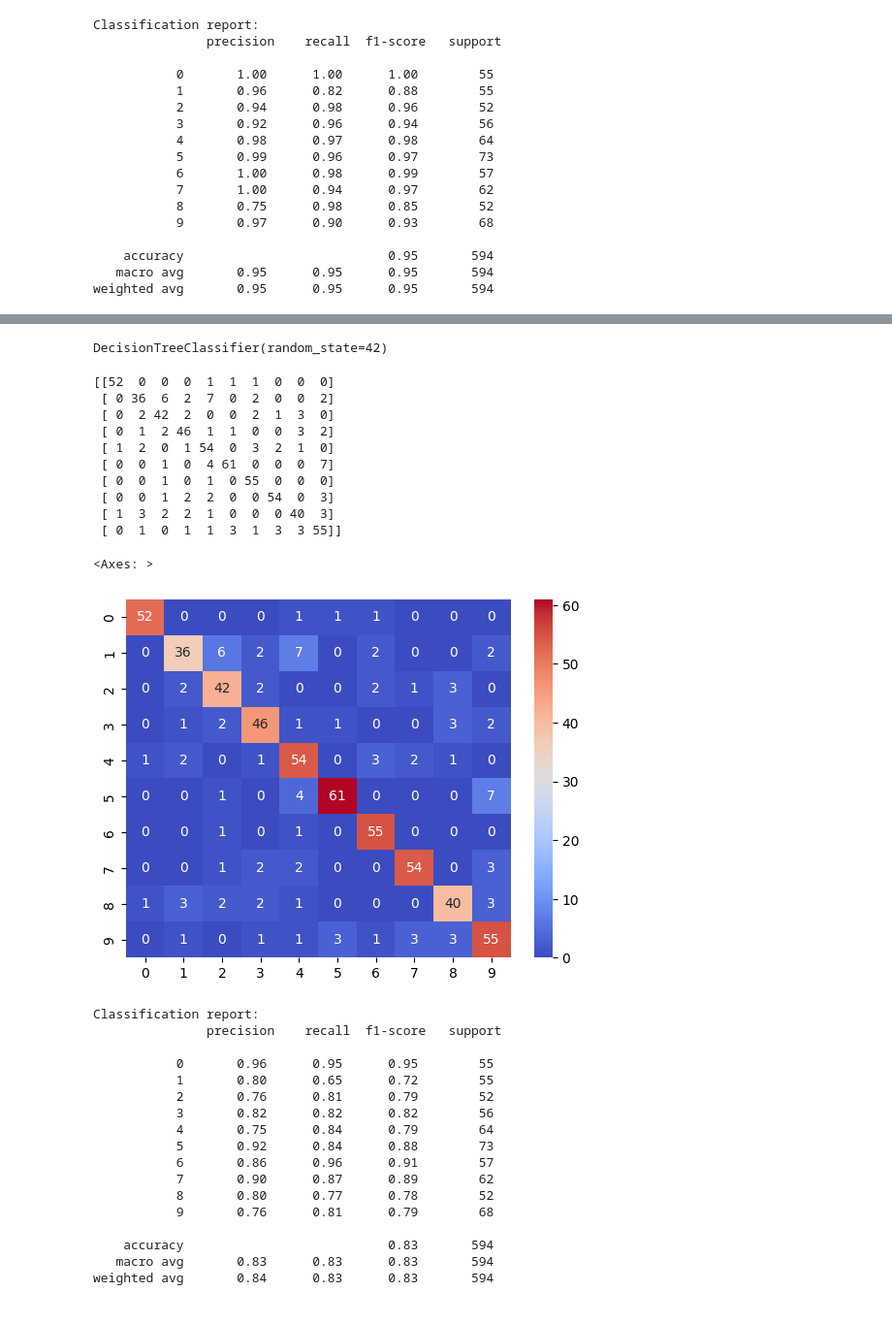
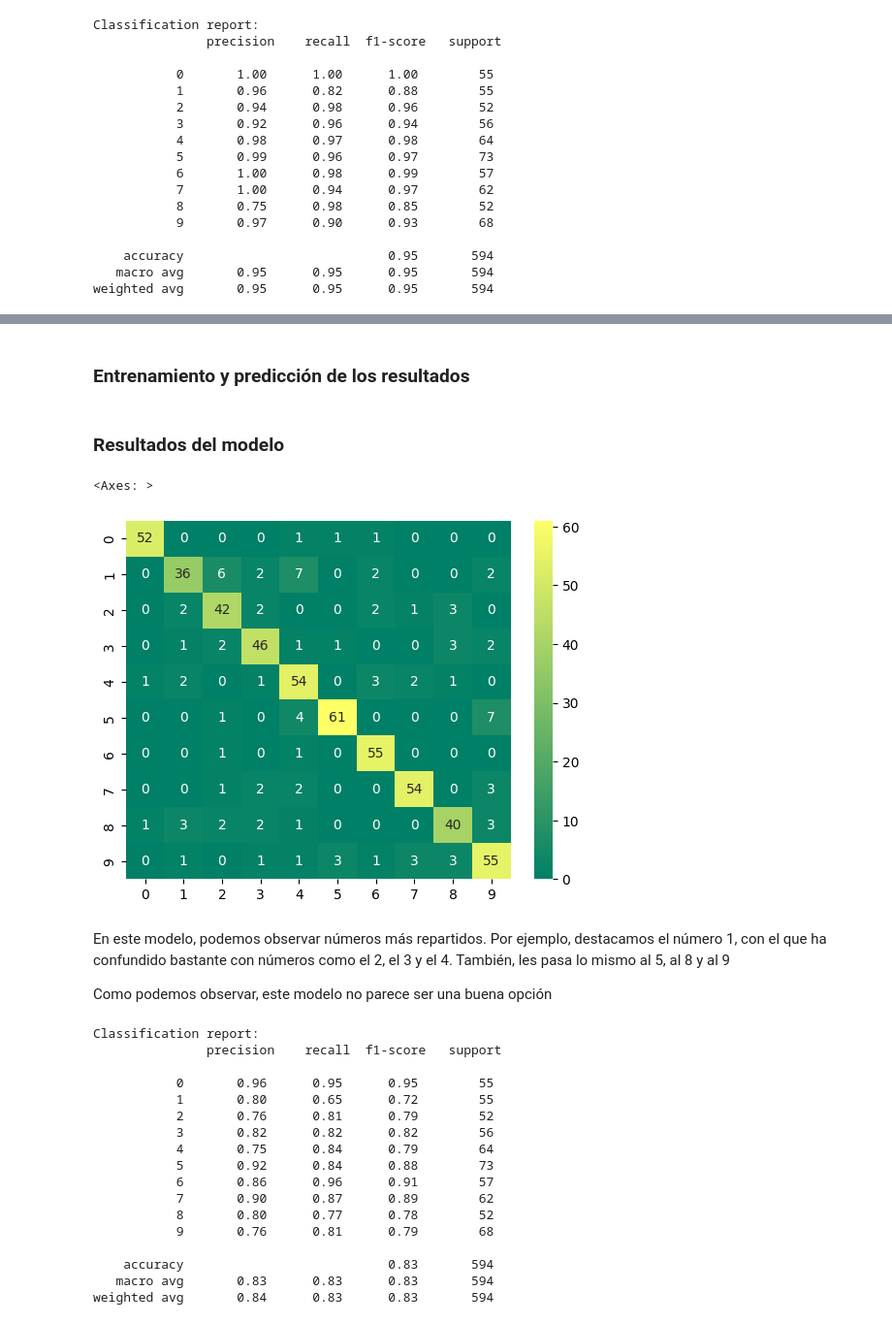
Before and after one commit to alberba/ia_2023, a Jupyter notebook: practica2/practica2.ipynb, the cells around one changed output, grey strips where cells are left out. Shown at 97% size. Cells and saved outputs as stored; diff of their text form; code cells hidden in the pictures.

```diff
--- a/practica2/practica2.ipynb
+++ b/practica2/practica2.ipynb
@@ -110,7 +110,8 @@ weighted avg       0.95      0.95      0.95       594
 from sklearn.tree import DecisionTreeClassifier
 # %%
 model_decisionTree = DecisionTreeClassifier(random_state=42)
+# %% [markdown]
+### Entrenamiento y predicción de los resultados
 # %%
 model_decisionTree.fit(X_train, Y_train)
+decisionTree_ypred = model_decisionTree.predict(x_test)
-# %% [output]
-DecisionTreeClassifier(random_state=42)
@@ -119,21 +118,14 @@ decisionTree_ypred = model_decisionTree.predict(x_test)
+# %% [markdown]
+### Resultados del modelo
 # %%
-print(confusion_matrix(y_test, decisionTree_ypred))
+sns.heatmap(confusion_matrix(y_test, decisionTree_ypred), annot=True, cmap="summer")
 # %% [output]
-[[52  0  0  0  1  1  1  0  0  0]
- [ 0 36  6  2  7  0  2  0  0  2]
- [ 0  2 42  2  0  0  2  1  3  0]
- [ 0  1  2 46  1  1  0  0  3  2]
- [ 1  2  0  1 54  0  3  2  1  0]
- [ 0  0  1  0  4 61  0  0  0  7]
- [ 0  0  1  0  1  0 55  0  0  0]
- [ 0  0  1  2  2  0  0 54  0  3]
- [ 1  3  2  2  1  0  0  0 40  3]
- [ 0  1  0  1  1  3  1  3  3 55]]
+<Axes: >
+[figure, added]
-# %%
-sns.heatmap(confusion_matrix(y_test, decisionTree_ypred), annot=True, cmap="coolwarm")
-# %% [output]
-<Axes: >
-[figure, removed]
+# %% [markdown]
+En este modelo, podemos observar números más repartidos. Por ejemplo, destacamos el número 1, con el que ha confundido bastante con números como el 2, el 3 y el 4. También, les pasa lo mismo al 5, al 8 y al 9
+
+Como podemos observar, este modelo no parece ser una buena opción
 # %%
 print("Classification report: \n", classification_report(y_test, decisionTree_ypred))
 # %% [output]
```
Also changed, not shown: parts of 71 cells of this notebook.
